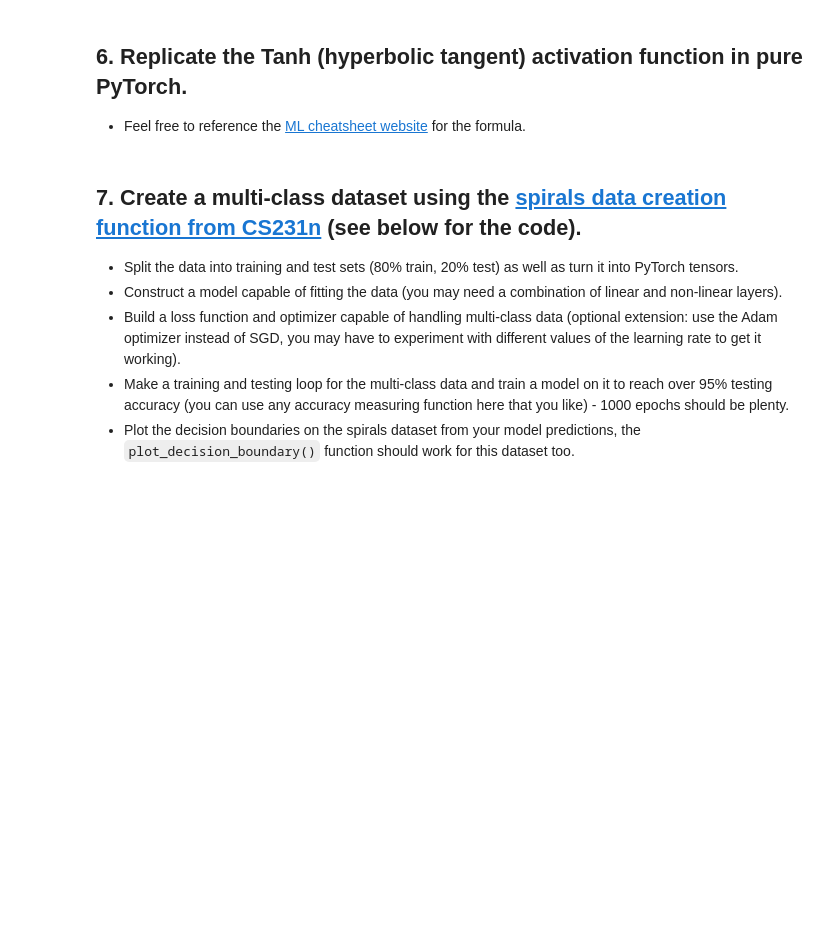
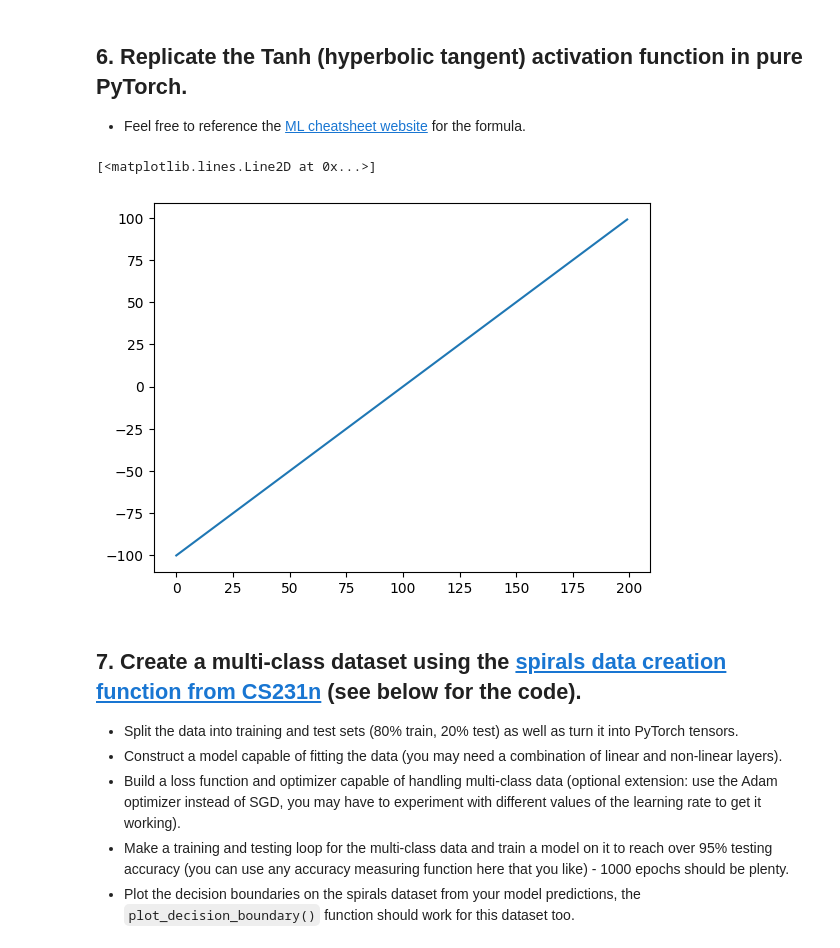
Before and after one commit to ilyadash/pytorch-deep-learning, a Jupyter notebook: my_work/exercises/02_pytorch_classification_exercises.ipynb, the cells around one changed output. Saved outputs shown, nothing was run; the diff lists cells and outputs as text; code cells hidden in the pictures; blank space fills up the shorter version.

```diff
--- a/my_work/exercises/02_pytorch_classification_exercises.ipynb
+++ b/my_work/exercises/02_pytorch_classification_exercises.ipynb
@@ -262,6 +262,11 @@ plot_decision_boundary(model0, X_test, Y_test)
   * Feel free to reference the [ML cheatsheet website](https://ml-cheatsheet.readthedocs.io/en/latest/activation_functions.html#tanh) for the formula.
 # %%
 # Create a straight line tensor
+tensor_A = torch.arange(-100, 100, 1)
+plt.plot(tensor_A)
+# %% [output]
+[<matplotlib.lines.Line2D at 0x...>]
+[figure, added]
 # %%
 # Test torch.tanh() on the tensor and plot it
 # %%
```
